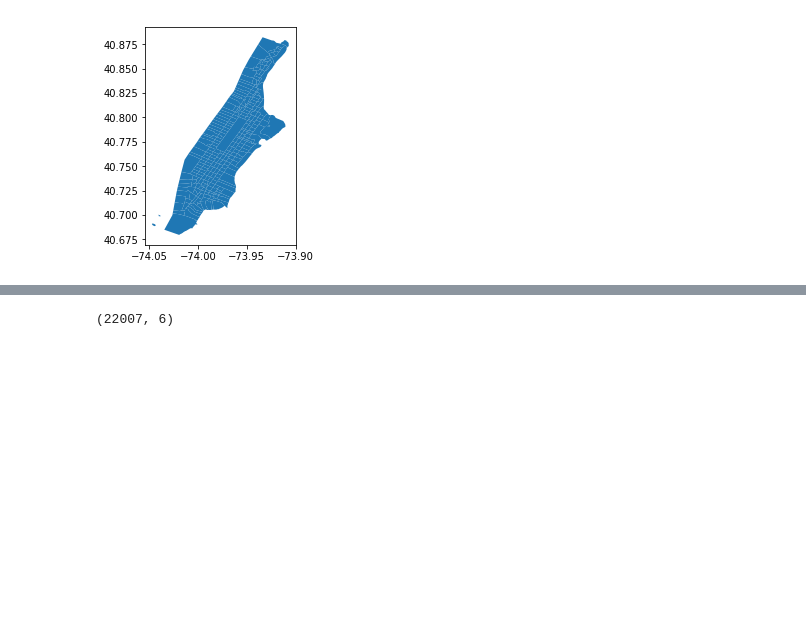
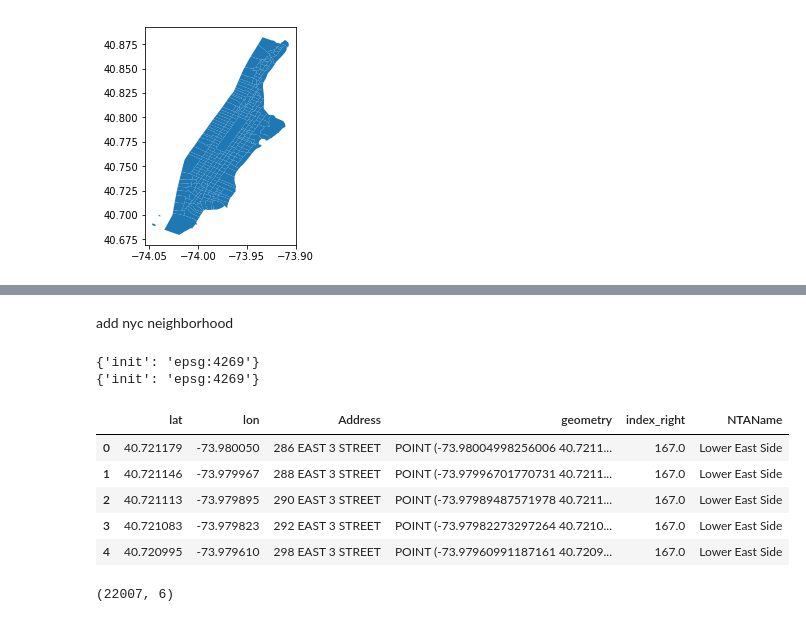
Before and after one commit to sarar803/Insight_Project_The_Right_Move, a Jupyter notebook: apartment_violation_create_dataset.ipynb, the cells around one changed output, grey strips where cells are left out. Drawn from its saved outputs; the diff is of its cells as text; code cells hidden in the pictures; blank space fills up the shorter version.

```diff
--- a/apartment_violation_create_dataset.ipynb
+++ b/apartment_violation_create_dataset.ipynb
@@ -276,0 +294,5 @@ building_w_ele15.head()
+# %%
+#change coordinates
+
+nyc_neighborhood_man2 = nyc_neighborhood_man.to_crs({'init': 'epsg:4269'})
+nyc_neighborhood_man2.crs
@@ -628,4 +680,21 @@ building_tract.head()
 | 2 | 40.721113 | -73.979895 | 290 EAST 3 STREET | POINT (-73.97989487571978 40.7211... | 3946.0 | 002202 | 56112.0 |
 | 3 | 40.721083 | -73.979823 | 292 EAST 3 STREET | POINT (-73.97982273297264 40.7210... | 3946.0 | 002202 | 56112.0 |
 | 4 | 40.720995 | -73.979610 | 298 EAST 3 STREET | POINT (-73.97960991187161 40.7209... | 3946.0 | 002202 | 56112.0 |
+# %% [markdown]
+add nyc neighborhood
+# %%
+neigh = nyc_neighborhood_man2[["NTAName", "geometry"]]
+print(building_tract.crs)
+print(nyc_neighborhood_man2.crs)
+building_neigh = geopandas.tools.sjoin(places, neigh, how="left")
+building_neigh.head()
+# %% [output]
+{'init': 'epsg:4269'}
+{'init': 'epsg:4269'}
+|  | lat | lon | Address | geometry | index_right | NTAName |
+| 0 | 40.721179 | -73.980050 | 286 EAST 3 STREET | POINT (-73.98004998256006 40.7211... | 167.0 | Lower East Side |
+| 1 | 40.721146 | -73.979967 | 288 EAST 3 STREET | POINT (-73.97996701770731 40.7211... | 167.0 | Lower East Side |
+| 2 | 40.721113 | -73.979895 | 290 EAST 3 STREET | POINT (-73.97989487571978 40.7211... | 167.0 | Lower East Side |
+| 3 | 40.721083 | -73.979823 | 292 EAST 3 STREET | POINT (-73.97982273297264 40.7210... | 167.0 | Lower East Side |
+| 4 | 40.720995 | -73.979610 | 298 EAST 3 STREET | POINT (-73.97960991187161 40.7209... | 167.0 | Lower East Side |
 # %%
```
Also changed, not shown: parts of 34 cells of this notebook, 1 other file.
